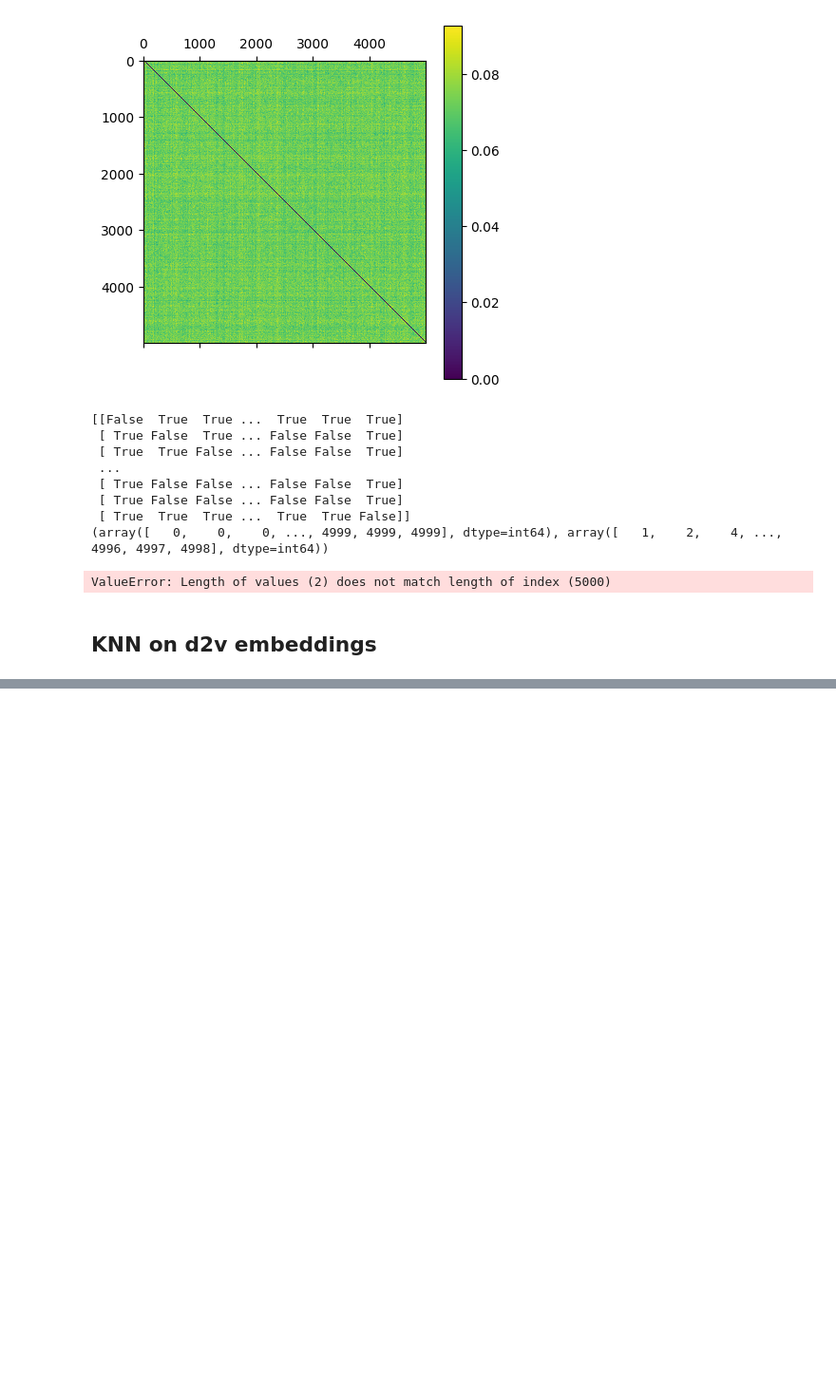
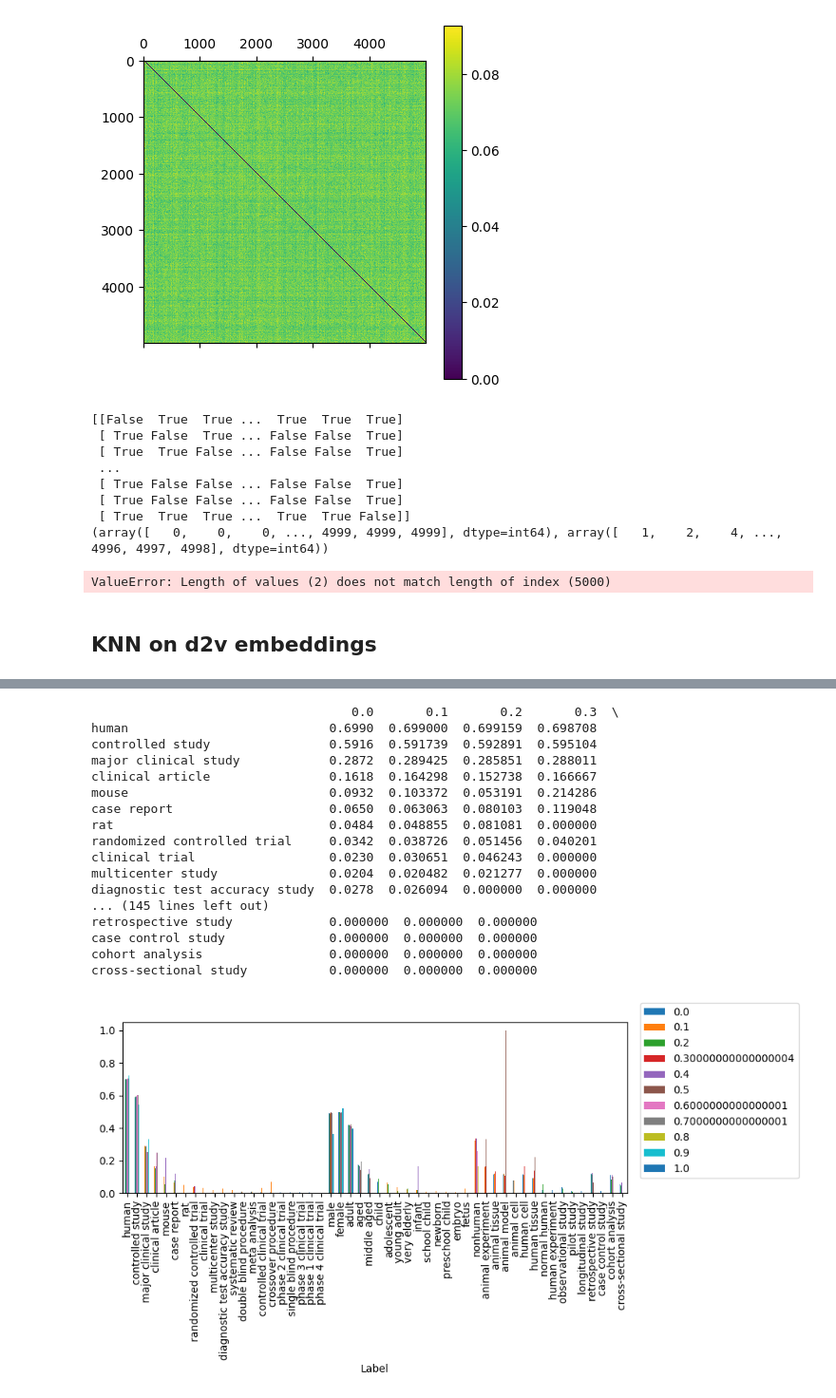
Before and after one commit to rvdb7345/ArticleClassifier, a Jupyter notebook: notebooks/EDA_canary_text.ipynb, the cells around one changed output, grey strips where cells are left out. Shown at 95% size. Saved outputs shown, nothing was run; the diff lists cells and outputs as text; code cells hidden in the pictures; blank space fills up the shorter version.

Commit message:
Tested KNN on semantic similarity with different thresholds.

```diff
--- a/notebooks/EDA_canary_text.ipynb
+++ b/notebooks/EDA_canary_text.ipynb
@@ -62,4 +65,6 @@ documents = [TaggedDocument(doc, [i]) for i, doc in train_data_df[['input']].ite
 # %%
 model = Doc2Vec(documents, vector_size=128, window=5, min_count=1, workers=4)
 # %%
-embedded_docs = np.array([model.dv[i] for i, doc in train_subset_df[['input']].iterrows()])
+# create the embeddings
+train_embedded_docs = np.array([model.dv[i] for i, doc in train_subset_df[['input']].iterrows()])
+val_embedded_docs = np.array([model.infer_vector(doc) for i, doc in val_subset_df[['input']].iterrows()])
@@ -163,10 +166,23 @@ ImportError: cannot import name 'plot_confusion_matrix' from 'sklearn.metrics' (
 # %%
-knn = KNeighborsClassifier(n_neighbors=7)
+knn = KNeighborsClassifier(n_neighbors=7, weights='uniform', n_jobs=-1)
+
+thresholds = np.arange(0, 1.1, 0.1)
+scorers = {'recall': recall_score, 'f1_score': f1_score, 'precision': precision_score}
+
+print(thresholds)
+scores = {scorer: {key: {} for key in thresholds} for scorer in scorers.keys()}
 for label in label_columns:
-    knn.fit(embedded_docs, train_subset_df[label])
-    predictions = knn.predict(embedded_docs)
-    print(f"Confusion matrix for {label}: \n", confusion_matrix(predictions, train_subset_df[label]))
-    print(f'The recall score: {recall_score(predictions, train_subset_df[label])}')
+    knn.fit(train_embedded_docs, train_subset_df[label])
+    prob_preds = knn.predict_proba(val_embedded_docs)[:,1]
+
+    for threshold in thresholds:
+        predictions = (prob_preds >= threshold).astype(bool)
+#         print(f"Confusion matrix for {label}: \n", confusion_matrix(predictions, val_subset_df[label]))
+
+        for scorer_name, scorer in scorers.items():
+            score = scorer(predictions, val_subset_df[label])
+            print(f'{label}-{threshold:.1f}: \t \t The {scorer_name}: {score:.2f}')
+            scores[scorer_name][threshold][label] = score
 
 #     color = 'white'
 #     matrix = plot_confusion_matrix(knn, embedded_docs, train_subset_df[label], cmap=plt.cm.Blues)
@@ -245,0 +401,37 @@ The recall score: 0.0
+# %%
+# check the effect of the prediction threshold on the different scores
+for scorer_name, scorer in scorers.items():
+    df = pd.DataFrame(list(scores[scorer_name].values()), index=list(scores[scorer_name].keys())).transpose()
+
+    fig, ax= plt.subplots(1,1, figsize=(10,5))
+    ax.set_title(f'')
+    df.plot.bar(ax=ax)
+    ax.set_xlabel('Label')
+    plt.legend(bbox_to_anchor = (1.35, 0.6), loc='center right')
+    fig.tight_layout()
+    fig.show()
+
+    # plt.figure()
+    # plt.title(f'{} for knn with each ')
+    # plt.bar(range(len(recall_scores)), list(recall_scores.values()), align='center')
+    # plt.xticks(range(len(recall_scores)), list(recall_scores.keys()), rotation=90)
+    # plt.show()
+# %% [output]
+                                   0.0       0.1       0.2       0.3  \
+human                           0.6990  0.699000  0.699159  0.698708
+controlled study                0.5916  0.591739  0.592891  0.595104
+major clinical study            0.2872  0.289425  0.285851  0.288011
+clinical article                0.1618  0.164298  0.152738  0.166667
+mouse                           0.0932  0.103372  0.053191  0.214286
+case report                     0.0650  0.063063  0.080103  0.119048
+rat                             0.0484  0.048855  0.081081  0.000000
+randomized controlled trial     0.0342  0.038726  0.051456  0.040201
+clinical trial                  0.0230  0.030651  0.046243  0.000000
+multicenter study               0.0204  0.020482  0.021277  0.000000
+diagnostic test accuracy study  0.0278  0.026094  0.000000  0.000000
+... (145 lines left out)
+retrospective study             0.000000  0.000000  0.000000
+case control study              0.000000  0.000000  0.000000
+cohort analysis                 0.000000  0.000000  0.000000
+cross-sectional study           0.000000  0.000000  0.000000
+[figure, added]
```
Also changed, not shown: parts of 8 cells of this notebook.
